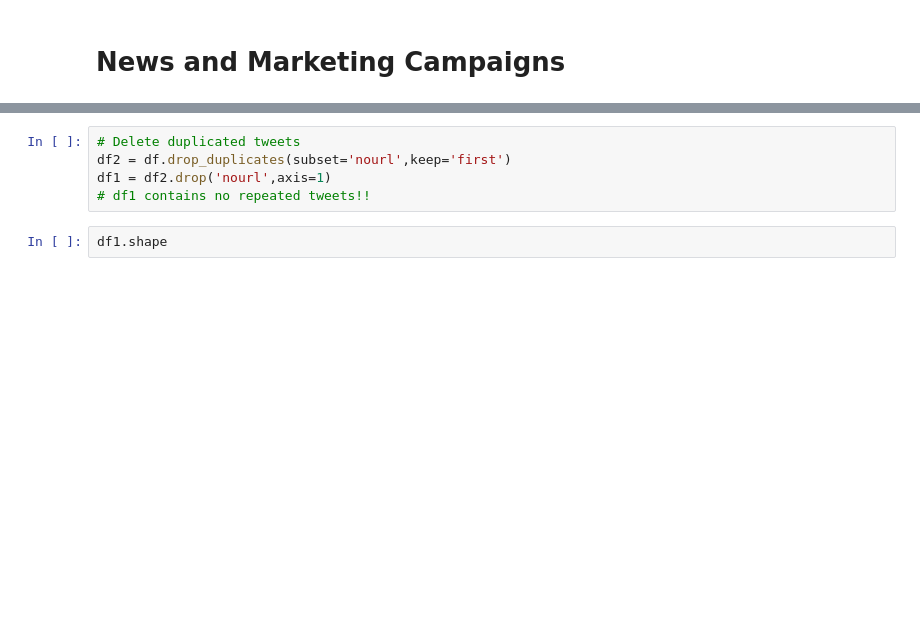
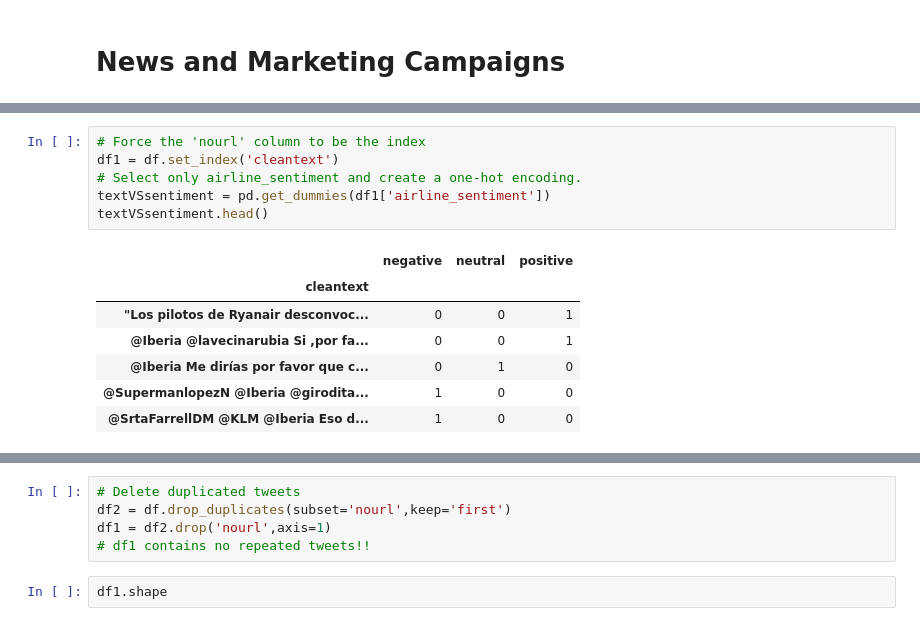
Before and after one commit to alfredcas/Feelings, a Jupyter notebook: Marketing.ipynb, the cells around one changed output, grey strips where cells are left out. Saved outputs shown, nothing was run; the diff lists cells and outputs as text; blank space fills up the shorter version.

```diff
--- a/Marketing.ipynb
+++ b/Marketing.ipynb
@@ -57,0 +58,14 @@ Name: nourl, Length: 6957, dtype: int64
+# %%
+# Force the 'nourl' column to be the index
+df1 = df.set_index('cleantext')
+# Select only airline_sentiment and create a one-hot encoding.
+textVSsentiment = pd.get_dummies(df1['airline_sentiment'])
+textVSsentiment.head()
+# %% [output]
+|  | negative | neutral | positive |
+| cleantext |  |  |  |
+| "Los pilotos de Ryanair desconvoc... | 0 | 0 | 1 |
+| @Iberia @lavecinarubia Si ,por fa... | 0 | 0 | 1 |
+| @Iberia Me dirías por favor que c... | 0 | 1 | 0 |
+| @SupermanlopezN @Iberia @girodita... | 1 | 0 | 0 |
+| @SrtaFarrellDM @KLM @Iberia Eso d... | 1 | 0 | 0 |
```
Also changed, not shown: parts of 9 cells of this notebook.
